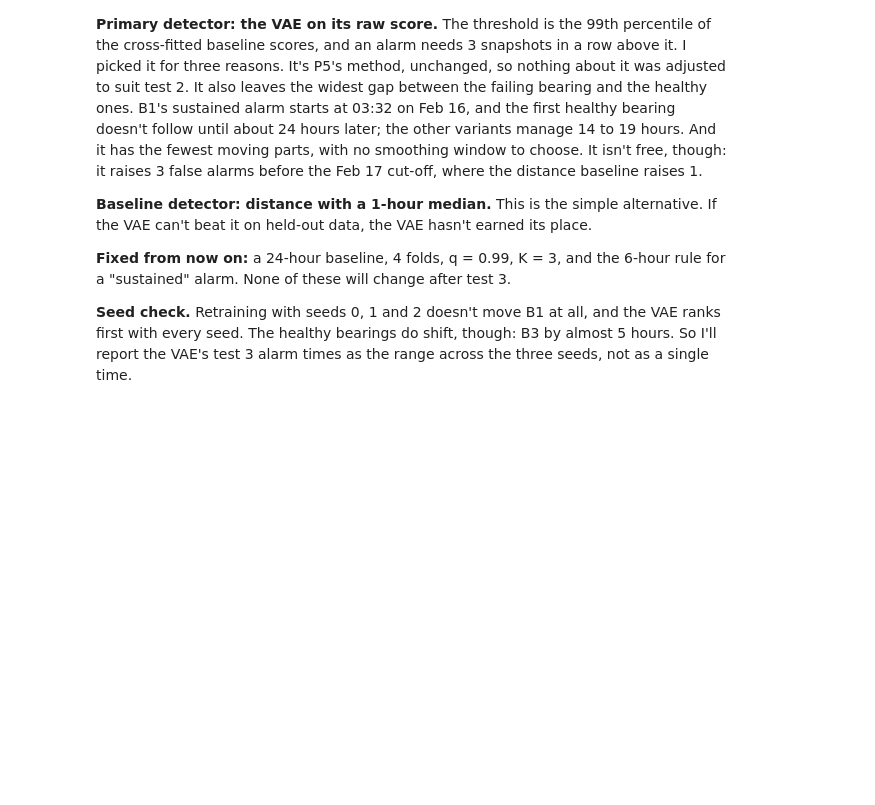
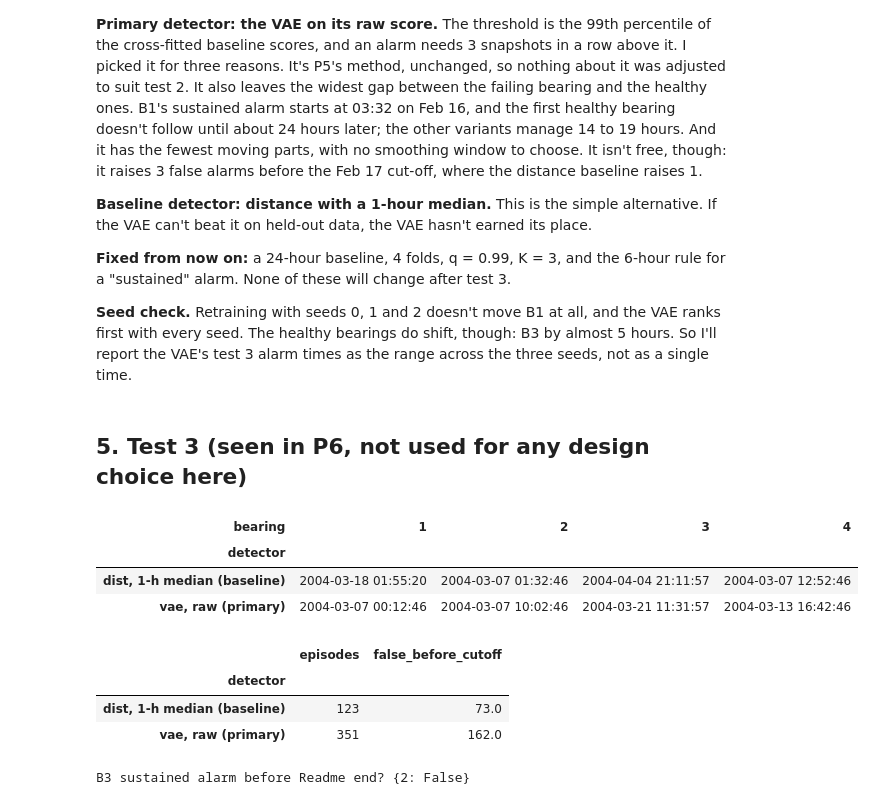
Before and after one commit to MinKhaungMinLwin/bearing-maintenance-triage, a Jupyter notebook: triage_system.ipynb, the cells around one changed output. Cells and saved outputs as stored; diff of their text form; code cells hidden in the pictures; blank space fills up the shorter version.

```diff
--- a/triage_system.ipynb
+++ b/triage_system.ipynb
@@ -378,3 +378,25 @@ Everything here was decided on test 2 alone. Test 3 hasn't been scored yet, and
 **Fixed from now on:** a 24-hour baseline, 4 folds, q = 0.99, K = 3, and the 6-hour rule for a "sustained" alarm. None of these will change after test 3.
 
 **Seed check.** Retraining with seeds 0, 1 and 2 doesn't move B1 at all, and the VAE ranks first with every seed. The healthy bearings do shift, though: B3 by almost 5 hours. So I'll report the VAE's test 3 alarm times as the range across the three seeds, not as a single time.
+# %% [markdown]
+## 5. Test 3 (seen in P6, not used for any design choice here)
+# %%
+## 5. Test 3 (seen in P6, not used for any design choice here): same settings, nothing changed
+cv3 = cross_fit(S3, t3, "test3"); be3 = int(cv3["base_end"][0])
+CUT3 = "2004-04-16 00:00"   # P6's first real test-3 change was Apr 16 22:02 (B3); cut-off ~22 h earlier
+res3 = pd.concat([evaluate(n, cv3[d], cv3[f"oof_{d}"], t3, be3, sm, healthy_until=CUT3, failing=3)
+                  for n, d, sm in [("vae, raw (primary)", "vae", False), ("dist, 1-h median (baseline)", "dist", True)]])
+display(res3.pivot(index="detector", columns="bearing", values="first_6h_alarm"))
+display(res3.groupby("detector")[["episodes", "false_before_cutoff"]].sum())
+README_END3 = pd.Timestamp("2004-04-04 19:01:57")
+print("B3 sustained alarm before Readme end?", (res3[res3.bearing == 3].first_6h_alarm < README_END3).to_dict())
+# %% [output]
+| bearing | 1 | 2 | 3 | 4 |
+| detector |  |  |  |  |
+| dist, 1-h median (baseline) | 2004-03-18 01:55:20 | 2004-03-07 01:32:46 | 2004-04-04 21:11:57 | 2004-03-07 12:52:46 |
+| vae, raw (primary) | 2004-03-07 00:12:46 | 2004-03-07 10:02:46 | 2004-03-21 11:31:57 | 2004-03-13 16:42:46 |
+|  | episodes | false_before_cutoff |
+| detector |  |  |
+| dist, 1-h median (baseline) | 123 | 73.0 |
+| vae, raw (primary) | 351 | 162.0 |
+B3 sustained alarm before Readme end? {2: False}
```
Also changed, not shown: parts of 2 cells of this notebook, 2 other files.
